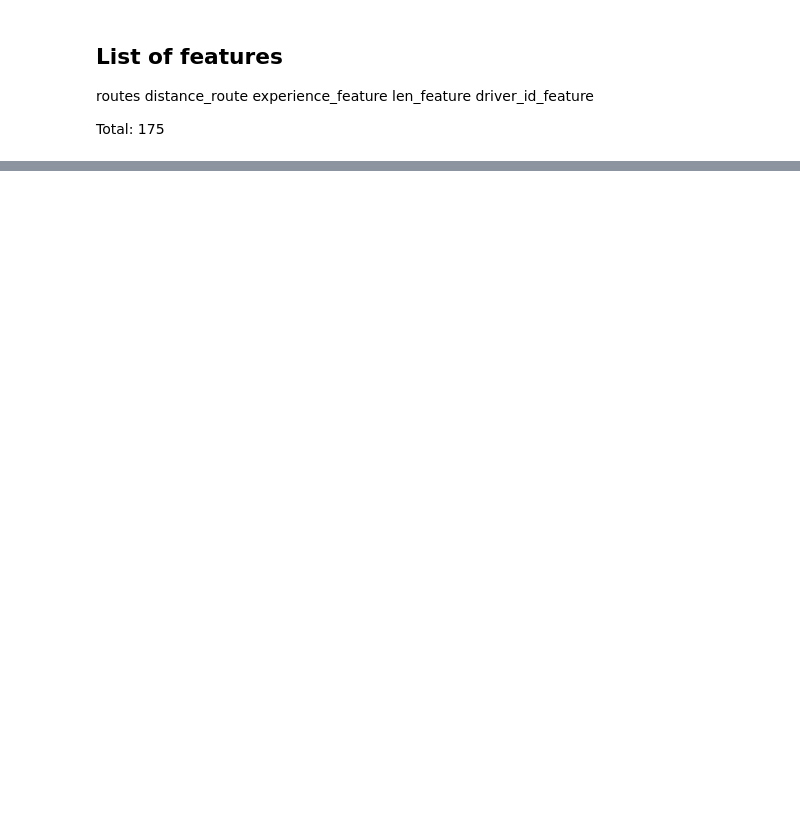
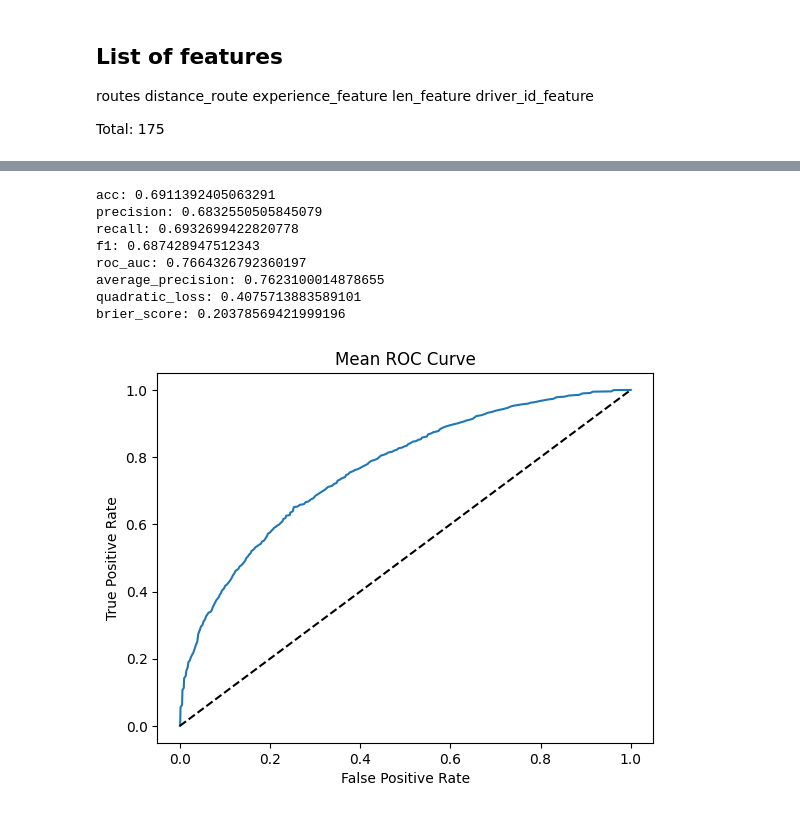
Before and after one commit to anna1904/RouteClassification, a Jupyter notebook: generate_routes.ipynb, the cells around one changed output, grey strips where cells are left out. Saved outputs shown, nothing was run; the diff lists cells and outputs as text; code cells hidden in the pictures; blank space fills up the shorter version.

```diff
--- a/generate_routes.ipynb
+++ b/generate_routes.ipynb
@@ -466,7 +829,7 @@ import torch #pytorch
 import torch.nn as nn
 # %%
 class SentimentRNN(nn.Module):
-    def __init__(self,no_layers,vocab_size, vocab_size_driv, hidden_dim,embedding_dim,embedding_dim_driv,output_dim,additional_feature_count,drop_prob=0.5):
+    def __init__(self,no_layers,vocab_size, vocab_size_driv, vocab_size_len,hidden_dim,embedding_dim,embedding_dim_driv,embedding_dim_len, output_dim,additional_feature_count,drop_prob=0.5):
         super(SentimentRNN,self).__init__()
 
         self.output_dim = output_dim
@@ -475,14 +838,18 @@ class SentimentRNN(nn.Module):
         self.no_layers = no_layers
         self.vocab_size = vocab_size
         self.vocab_size_driv = vocab_size_driv
+        self.vocab_size_len = vocab_size_len
 
         # embedding and LSTM layers
         self.embedding = nn.Embedding(vocab_size, embedding_dim)
         self.embedding_driv = nn.Embedding(vocab_size_driv, embedding_dim_driv)
+        self.embedding_len = nn.Embedding(vocab_size_len, embedding_dim_len)
 
         #lstm
-        self.lstm = nn.LSTM(input_size=embedding_dim+embedding_dim_driv+1,hidden_size=self.hidden_dim,
+        self.lstm = nn.LSTM(input_size=embedding_dim+embedding_dim_driv+1+embedding_dim_len+1,hidden_size=self.hidden_dim,
                            num_layers=no_layers, batch_first=True)
+        # self.lstm = nn.LSTM(input_size=embedding_dim,hidden_size=self.hidden_dim,
+        #                    num_layers=no_layers, batch_first=True)
         # embedding_dim_driv+2
         # self.lstm = nn.LSTM(input_size=embedding_dim,hidden_size=self.hidden_dim,
         #                    num_layers=no_layers, batch_first=True)
@@ -508,12 +875,15 @@ class SentimentRNN(nn.Module):
         # get driver ids example
         driver_ids = x['driver_id_feature'].int()
         experience = x['experience_feature'].int()
+        len_feature = x['len_feature'].int()
+        distance = x['distance_route'].int()
         # latitudes = x['current_lat'].int()
         # longtitudes = x['current_lng'].int()
         embedding_driv = self.embedding_driv(driver_ids)
+        embedding_len = self.embedding_len(len_feature)
 
 
-        all_embeds = torch.concatenate((embeds, embedding_driv, experience.view(batch_size, max_route_length, 1)), dim=2)
+        all_embeds = torch.concatenate((embeds, embedding_driv, embedding_len, experience.view(batch_size, max_route_length, 1),distance.view(batch_size, max_route_length, 1)), dim=2)
 
         lstm_out, _ = self.lstm(all_embeds)
         lstm_out = lstm_out.contiguous().view(batch_size, max_route_length, self.hidden_dim)
@@ -532,15 +902,17 @@ class SentimentRNN(nn.Module):
 # %%
 def get_model():
     no_layers = 2
-    vocab_size = 2979 #extra 1 for padding
+    vocab_size = 2966 #extra 1 for padding
     vocab_size_driv = 196
+    vocab_size_len = 36 #extra 1 for padding
     embedding_dim = 4 #was 64
     embedding_dim_driv = 2 #was 64
+    embedding_dim_len = 2 #was 64
     output_dim = 1
     hidden_dim = 32 #was 64
 
 
-    model = SentimentRNN(no_layers,vocab_size, vocab_size_driv, hidden_dim,embedding_dim, embedding_dim_driv, output_dim,len(drivers_dic),drop_prob=0.5)
+    model = SentimentRNN(no_layers,vocab_size, vocab_size_driv, vocab_size_len, hidden_dim,embedding_dim, embedding_dim_driv,embedding_dim_len, output_dim,len(drivers_dic),drop_prob=0.5)
     model.train()
     print(model)
     return model
@@ -663,6 +1035,7 @@ from sklearn.metrics import (
     precision_recall_curve,
     average_precision_score,
     confusion_matrix,
+    brier_score_loss
 )
 import matplotlib.pyplot as plt
 
@@ -681,8 +1054,8 @@ def get_stats(model, data):
     precision = precision_score(y, y_pred)
     recall = recall_score(y, y_pred)
     f1 = f1_score(y, y_pred)
-    quadratic_loss = np.mean((1-np.array(y))*(1-np.array(y_pred_exact))**2 + np.array(y)*(np.array(y_pred_exact)**2))
-    brier_score = np.mean((np.array(y_pred_exact) - np.array(y)) ** 2)
+    quadratic_loss = np.mean(((1-np.array(y))-(1-np.array(y_pred_exact)))**2 + (np.array(y)-(np.array(y_pred_exact)))**2)
+    brier_score = brier_score_loss(y, y_pred_exact)
 
     fpr, tpr, thresholds = roc_curve(y, y_pred_exact)
     roc_auc = auc(fpr, tpr)
@@ -719,7 +1092,8 @@ kf = StratifiedKFold(n_splits=10, shuffle=True, random_state=seed_value)
 
 stats = []
 
-FEATURE_COLUMNS = ['routes', 'driver_id_feature','experience_feature']
+FEATURE_COLUMNS = ['routes', 'driver_id_feature','experience_feature', 'distance_route', 'len_feature']
+
 
 class DataFrameDataset(Dataset):
     def __init__(self, df):
@@ -751,8 +1125,8 @@ def get_data_loaders(train_df, test_df):
     valid_loader = DataLoader(valid_data, shuffle=True, batch_size=batch_size, generator=g, worker_init_fn=seed_worker)
     return train_loader, valid_loader
 
+shuffled_df = final_routes.sample(frac=1, random_state=42).reset_index(drop=True)
 
-shuffled_df = final_routes.sample(frac=1, random_state=42).reset_index(drop=True)
 for train_index, test_index in kf.split(shuffled_df, shuffled_df['label']):
     train_df = shuffled_df.iloc[train_index]
     test_df = shuffled_df.iloc[test_index]
@@ -762,5 +1136,5 @@ for train_index, test_index in kf.split(shuffled_df, shuffled_df['label']):
     model = get_model()
     model.train()
 
-    train_model((train_loader, valid_loader), model, epochs=50)
+    train_model((train_loader, valid_loader), model, epochs=30)
     stats.append(get_stats(model, valid_loader))
@@ -769,34 +1161,45 @@ def get_mean_stat(stats, stat_name):
     if stat_name in ["fpr", "tpr"]:
         # Calculate mean fpr and tpr
         values = [item[stat_name] for item in stats]
         min_len = min(len(value) for value in values)
         interpolated_values = []
         for value in values:
             interpolated = np.interp(np.linspace(0, 1, min_len), np.linspace(0, 1, len(value)), value)
             interpolated_values.append(interpolated)
         mean_values = np.array(interpolated_values).mean(axis=0)
         return mean_values
     else:
         # Calculate mean for other stats
-        return np.array([item[stat_name] for item in stats]).mean()
+        arr = np.array([item[stat_name] for item in stats])
+        return arr.mean()
 
 print('acc:', get_mean_stat(stats, 'acc'))
 print('precision:', get_mean_stat(stats, 'precision'))
 print('recall:', get_mean_stat(stats, 'recall'))
 print('f1:', get_mean_stat(stats, 'f1'))
 print('roc_auc:', get_mean_stat(stats, 'roc_auc'))
 print('average_precision:', get_mean_stat(stats, 'average_precision'))
 print('quadratic_loss:', get_mean_stat(stats, 'quadratic_loss'))
 print('brier_score:', get_mean_stat(stats, 'brier_score'))
 mean_fpr = get_mean_stat(stats, 'fpr')
 mean_tpr = get_mean_stat(stats, 'tpr')
 
 plt.plot(mean_fpr, mean_tpr)
 plt.plot([0, 1], [0, 1], 'k--')  # diagonal line
 plt.xlabel('False Positive Rate')
 plt.ylabel('True Positive Rate')
 plt.title('Mean ROC Curve')
 plt.show()
+# %% [output]
+acc: 0.6911392405063291
+precision: 0.6832550505845079
+recall: 0.6932699422820778
+f1: 0.687428947512343
+roc_auc: 0.7664326792360197
+average_precision: 0.7623100014878655
+quadratic_loss: 0.4075713883589101
+brier_score: 0.20378569421999196
+[figure, added]
 # %%
 # from sklearn.model_selection import train_test_split
 #
```
Also changed, not shown: parts of 37 cells of this notebook, 2 other files.
